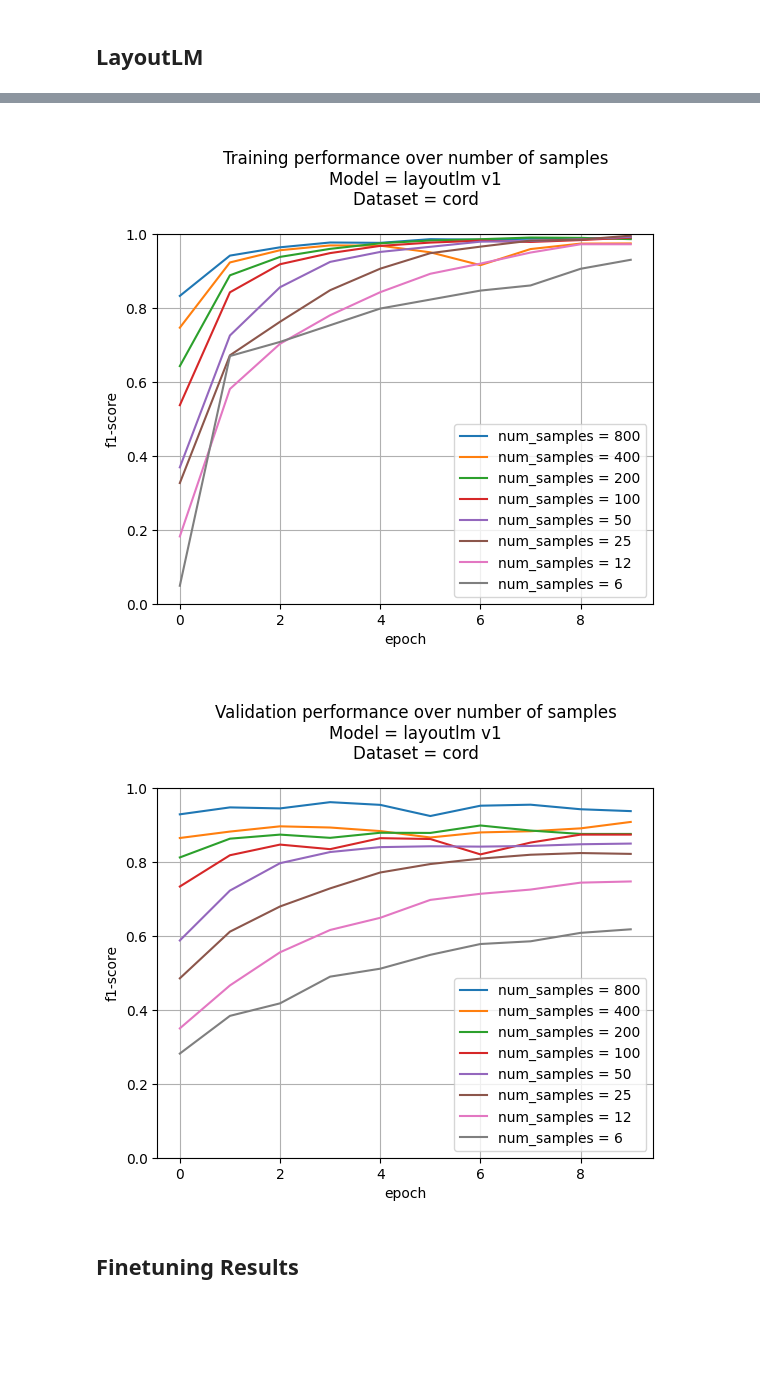
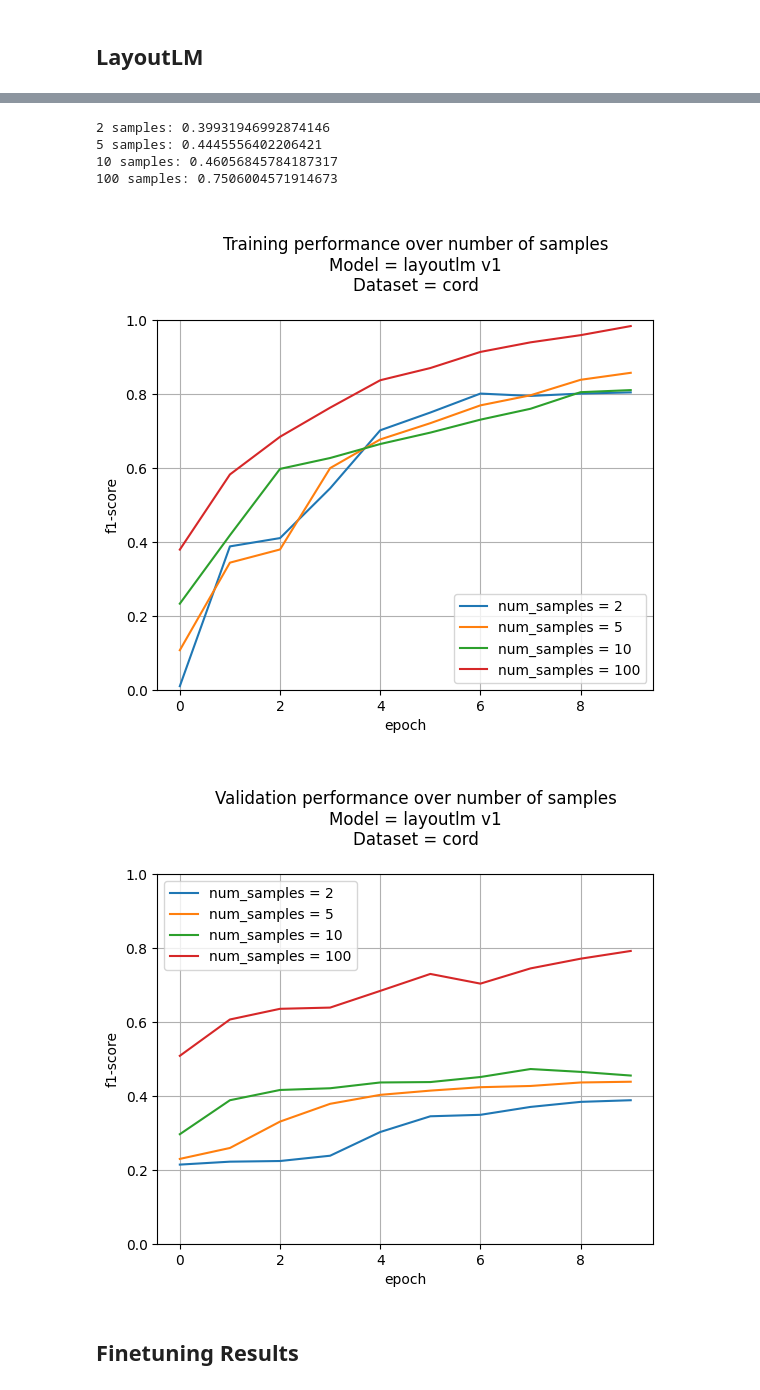
Before and after one commit to peulsilva/few-shot-learning-transformers, a Jupyter notebook: notebooks/few_shot_ner/finetune/01-cord_performance_decay.ipynb, the cells around one changed output, grey strips where cells are left out. Saved outputs shown, nothing was run; the diff lists cells and outputs as text; code cells hidden in the pictures; blank space fills up the shorter version.

```diff
--- a/notebooks/few_shot_ner/finetune/01-cord_performance_decay.ipynb
+++ b/notebooks/few_shot_ner/finetune/01-cord_performance_decay.ipynb
@@ -220,9 +249,16 @@ validation_dataset = ImageLayoutDataset(
 )
+# %%
+test_dataset = ImageLayoutDataset(
+    dataset['test'],
+    tokenizer= bert_tokenizer,
+    tokenize_all_labels=True
+)
 # %%
 device = "cuda"
 # %%
 n = len(train_dataset)
-history_layoutlm= {}
+history= {}
+test = {}
 
 validation_dataloader = DataLoader(
     validation_dataset,
@@ -230,8 +266,7 @@ validation_dataloader = DataLoader(
     shuffle = False
 )
 
-for i in range(8):
-    num_samples = n//2**i
+for num_samples in [2,5,10,100]:
 
     train_dataloader = DataLoader(
         train_dataset[0: num_samples],
@@ -242,6 +277,7 @@ for i in range(8):
     layoutlm = LayoutLMForTokenClassification\
         .from_pretrained(
             'microsoft/layoutlm-base-uncased',
+            cache_dir = '/Data/pedro.silva/',
             num_labels = n_classes
         )
 
@@ -259,6 +295,20 @@ for i in range(8):
         n_classes= n_classes,
         device = "cuda"
     )
+    test_dataloader = DataLoader(
+        test_dataset,
+        batch_size = 1
+    )
+    f1, conf_matrix = trainer.evaluate(
+        test_dataloader,
+        n_classes= n_classes
+    )
 
-    history_layoutlm[num_samples] = trainer.history
+    history[num_samples] = trainer.history
+
+    test[num_samples]={
+
+        'f1': f1,
+        'confusion_matrix': conf_matrix
+    }
 # %% [output]
@@ -284,6 +316,14 @@ training layoutlm v1 with 25 samples
+# %%
+for k,v in test.items():
+    print(f'{k} samples: {v["f1"].item()}')
+# %% [output]
+2 samples: 0.39931946992874146
+5 samples: 0.4445556402206421
+10 samples: 0.46056845784187317
+100 samples: 0.7506004571914673
 # %%
-for k in history_layoutlm.keys():
-    data = history_layoutlm[k]['train-f1']
+for k in history.keys():
+    data = history[k]['train-f1']
     plt.plot(
         data,
         label = f"num_samples = {k}"
@@ -302,29 +342,29 @@ plt.grid()
 plt.legend()
 plt.show()
 # %% [output]
-[figure, old version]
+[figure, new version]
 # %%
-for k in history_layoutlm.keys():
-    data = history_layoutlm[k]['validation-f1']
+for k in history.keys():
+    data = history[k]['validation-f1']
     plt.plot(
         data,
         label = f"num_samples = {k}"
     )
 
 plt.title(f'''
     Validation performance over number of samples
     Model = {trainer.model_name}
     Dataset = {dataset_name}
 ''')
 
 plt.xlabel("epoch")
 plt.ylabel("f1-score")
 plt.ylim([0,1])
 plt.grid()
 plt.legend()
 plt.show()
 # %% [output]
-[figure, old version]
+[figure, new version]
 # %% [markdown]
 ## Finetuning Results
 # %%
```
Also changed, not shown: parts of 13 cells of this notebook, 12 other files.
